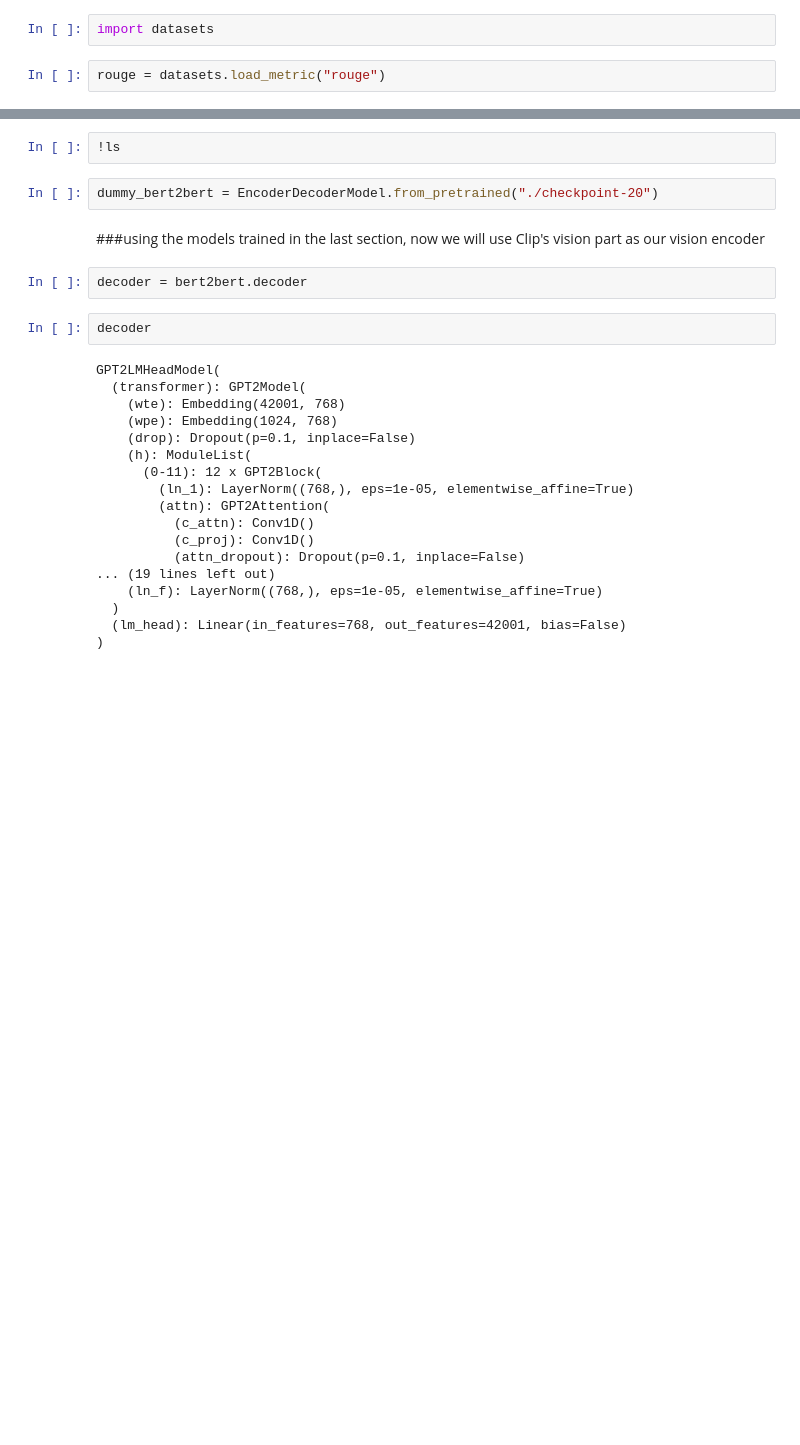
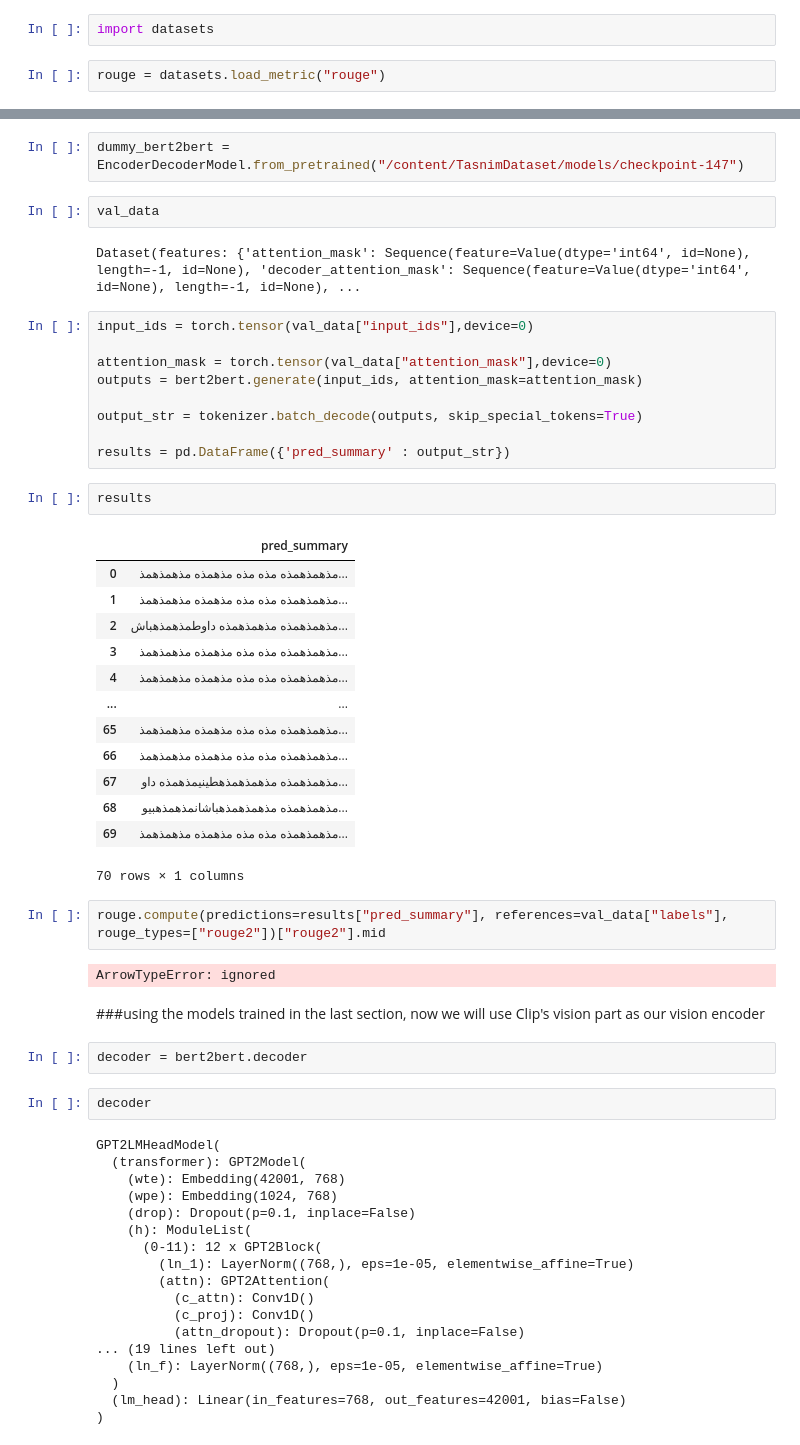
Before and after one commit to AAhmadS/Joint-latent-space-learning, a Jupyter notebook: NLP_HW3.ipynb, the cells around one changed output, grey strips where cells are left out. Saved outputs shown, nothing was run; the diff lists cells and outputs as text; blank space fills up the shorter version.

```diff
--- a/NLP_HW3.ipynb
+++ b/NLP_HW3.ipynb
@@ -448,7 +449,38 @@ KeyboardInterrupt
-# %%
-!ls
 # %%
-dummy_bert2bert = EncoderDecoderModel.from_pretrained("./checkpoint-20")
+dummy_bert2bert = EncoderDecoderModel.from_pretrained("/content/TasnimDataset/models/checkpoint-147")
+# %%
+val_data
+# %% [output]
+Dataset(features: {'attention_mask': Sequence(feature=Value(dtype='int64', id=None), length=-1, id=None), 'decoder_attention_mask': Sequence(feature=Value(dtype='int64', id=None), length=-1, id=None), ...
+# %%
+input_ids = torch.tensor(val_data["input_ids"],device=0)
+
+attention_mask = torch.tensor(val_data["attention_mask"],device=0)
+outputs = bert2bert.generate(input_ids, attention_mask=attention_mask)
+
+output_str = tokenizer.batch_decode(outputs, skip_special_tokens=True)
+
+results = pd.DataFrame({'pred_summary' : output_str})
+# %%
+results
+# %% [output]
+|  | pred_summary |
+| 0 | مذهمذهمذه مذه مذه مذهمذه مذهمذهمذ... |
+| 1 | مذهمذهمذه مذه مذه مذهمذه مذهمذهمذ... |
+| 2 | مذهمذهمذه مذهمذهمذه داوطمذهمذهباش... |
+| 3 | مذهمذهمذه مذه مذه مذهمذه مذهمذهمذ... |
+| 4 | مذهمذهمذه مذه مذه مذهمذه مذهمذهمذ... |
+| ... | ... |
+| 65 | مذهمذهمذه مذه مذه مذهمذه مذهمذهمذ... |
+| 66 | مذهمذهمذه مذه مذه مذهمذه مذهمذهمذ... |
+| 67 | مذهمذهمذه مذهمذهمذهطینیمذهمذه داو... |
+| 68 | مذهمذهمذه مذهمذهمذهباشانمذهمذهبیو... |
+| 69 | مذهمذهمذه مذه مذه مذهمذه مذهمذهمذ... |
+70 rows × 1 columns
+# %%
+rouge.compute(predictions=results["pred_summary"], references=val_data["labels"], rouge_types=["rouge2"])["rouge2"].mid
+# %% [output]
+ArrowTypeError: ignored
 # %% [markdown]
 ###using the models trained in the last section, now we will use Clip's vision part as our vision encoder
 # %%
```
Also changed, not shown: parts of 27 cells of this notebook.
